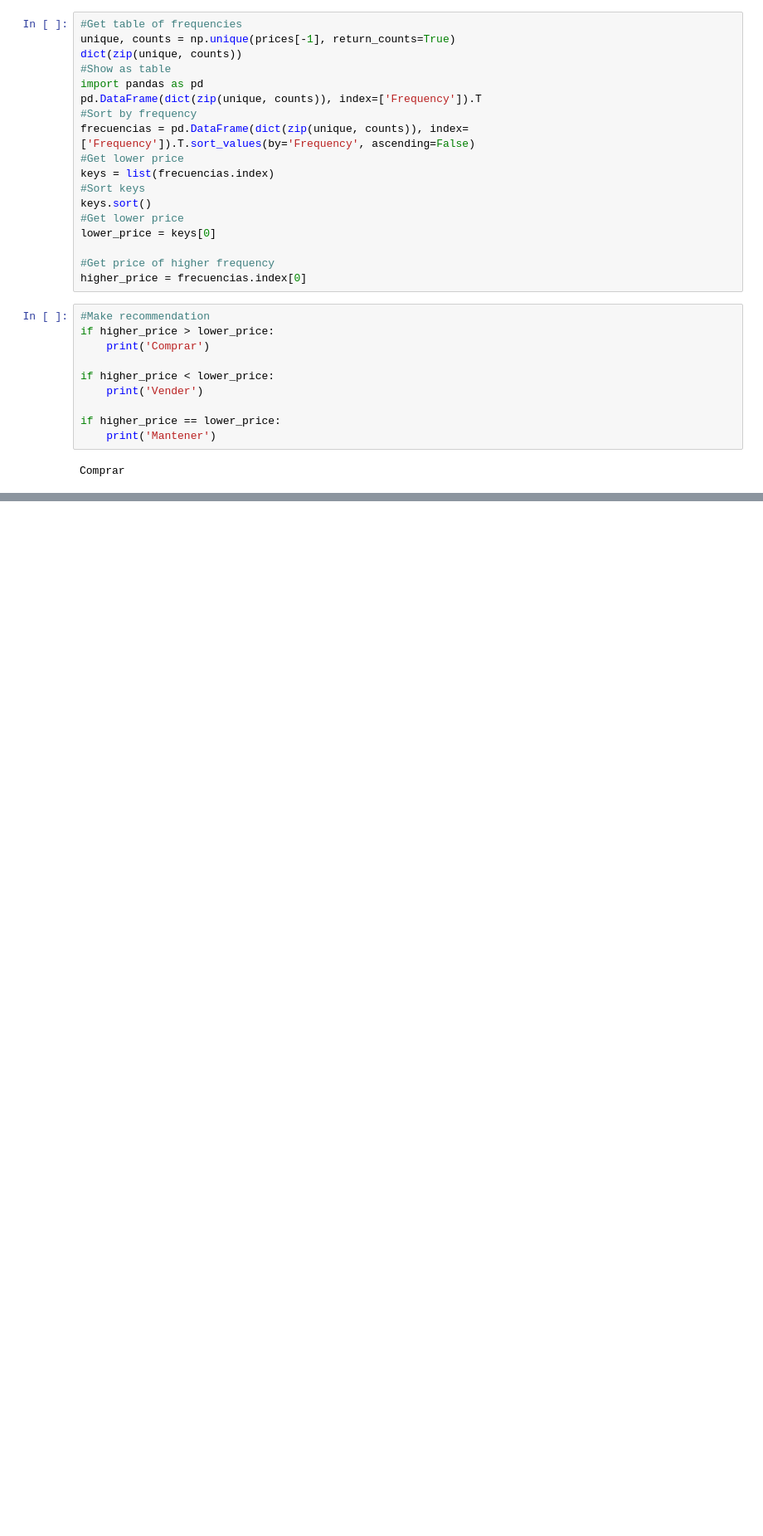
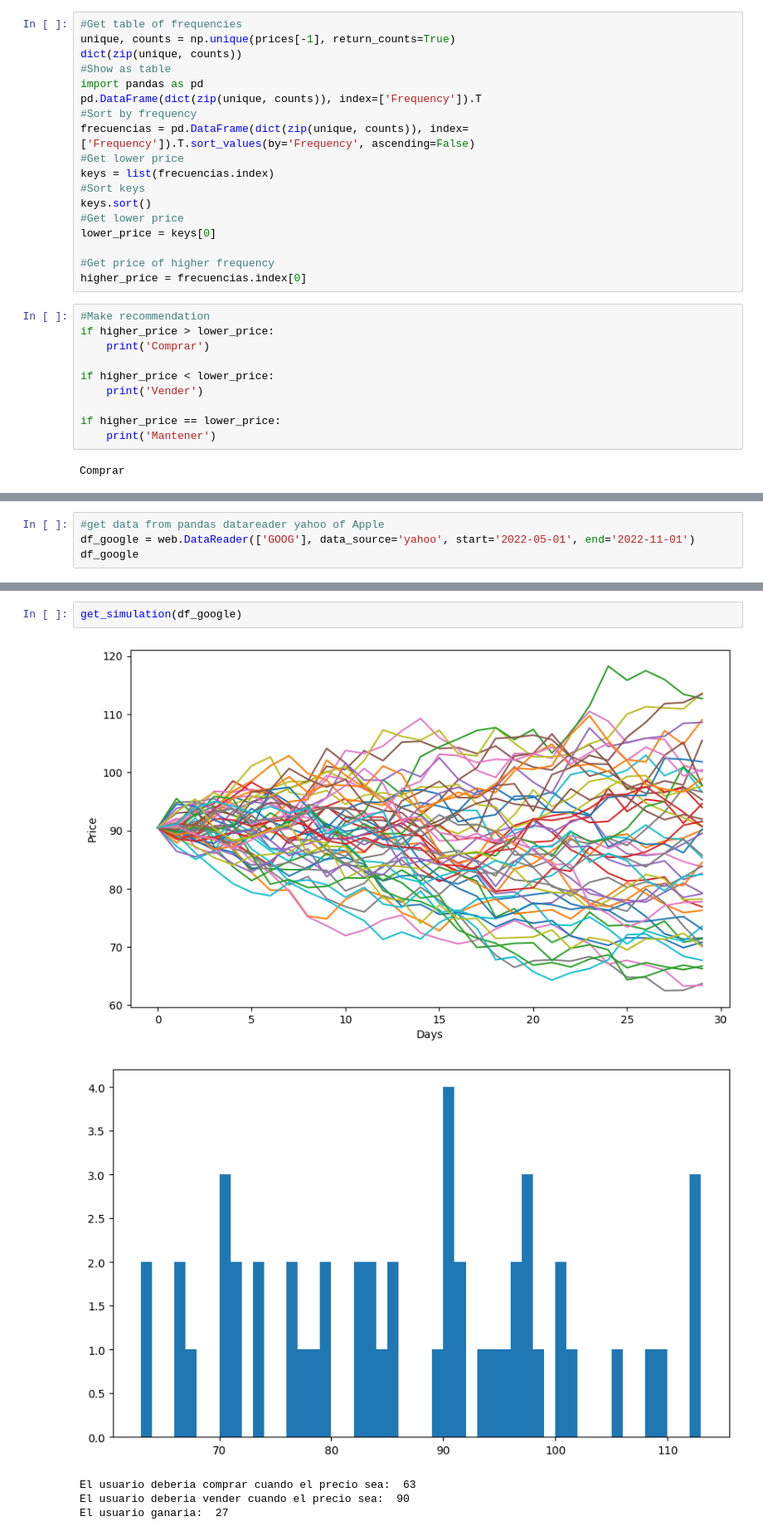
Before and after one commit to raulangelj/Proyecto-2-modelacion, a Jupyter notebook: main.ipynb, the cells around one changed output, grey strips where cells are left out. Shown at 83% size. Cells and saved outputs as stored; diff of their text form; blank space fills up the shorter version.

```diff
--- a/main.ipynb
+++ b/main.ipynb
@@ -119,0 +177,4 @@ El usuario ganaria:  20
+# %%
+#get data from pandas datareader yahoo of Apple
+df_google = web.DataReader(['GOOG'], data_source='yahoo', start='2022-05-01', end='2022-11-01')
+df_google
@@ -119,0 +197,8 @@ El usuario ganaria:  20
+# %%
+get_simulation(df_google)
+# %% [output]
+[figure, added]
+[figure, added]
+El usuario deberia comprar cuando el precio sea:  63
+El usuario deberia vender cuando el precio sea:  90
+El usuario ganaria:  27
```
Also changed, not shown: parts of 16 cells of this notebook.
